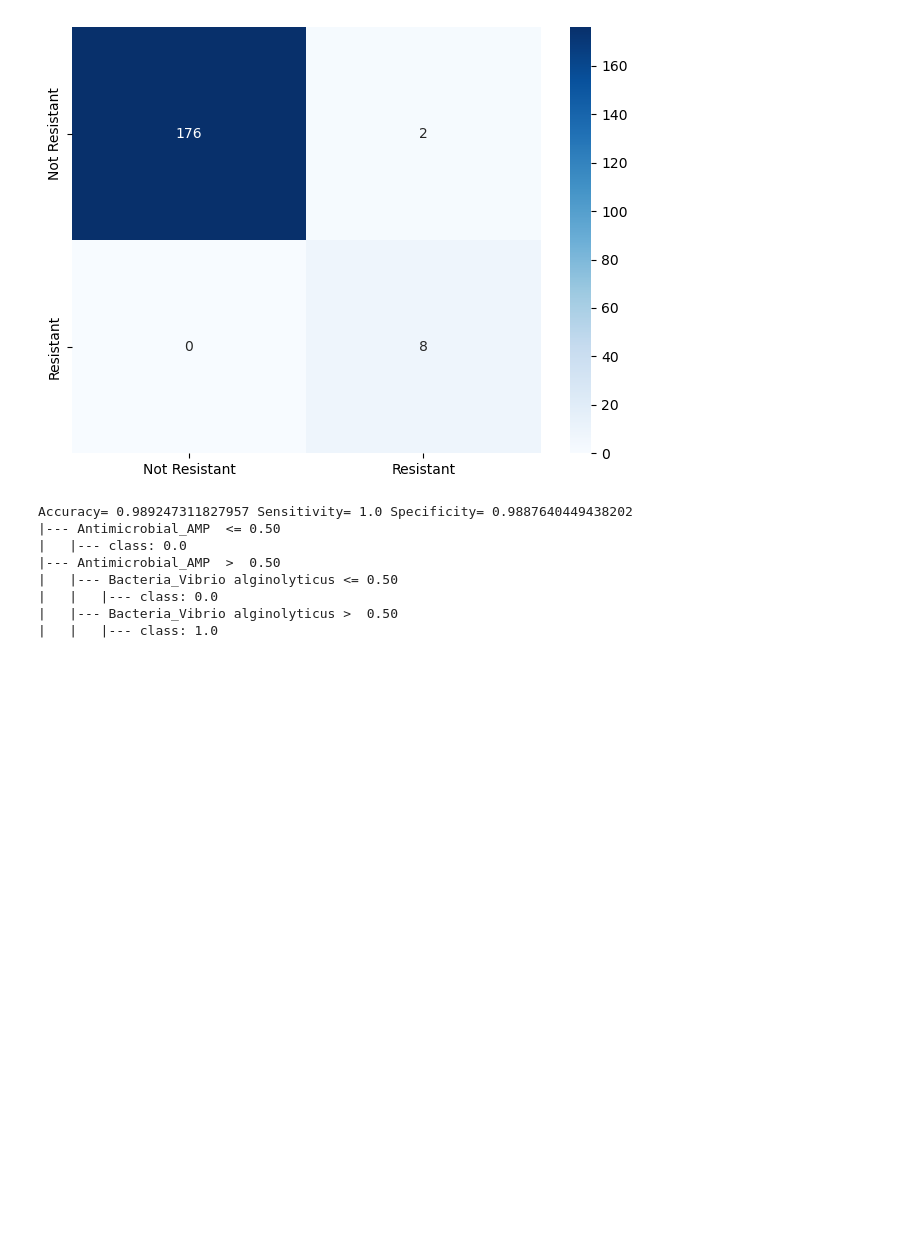
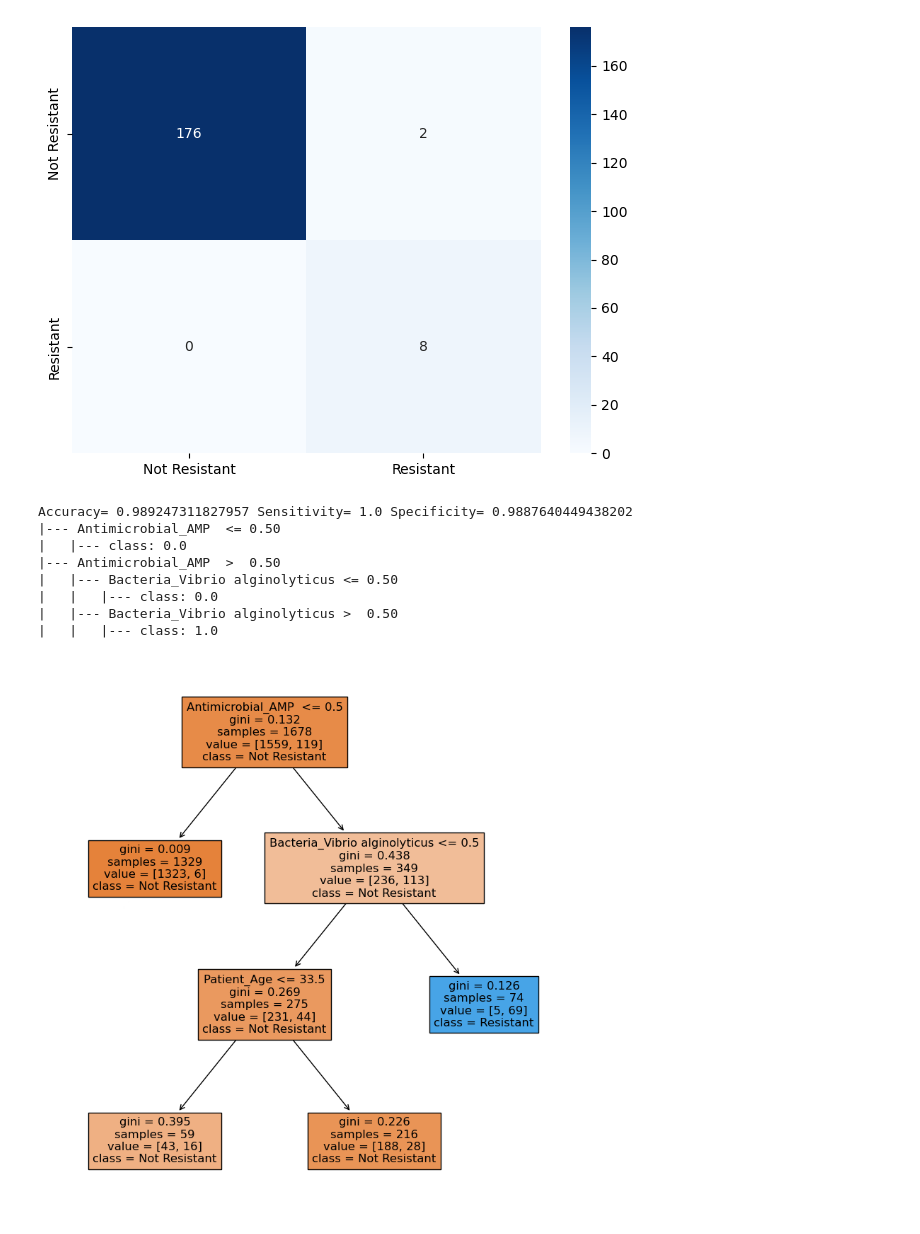
Before and after one commit to zhangxijing97/INFO6105DataScienceEngineeringMethodsandTools, a Jupyter notebook: HWs/HW2/HW2.ipynb, the cells around one changed output. Drawn from its saved outputs; the diff is of its cells as text; code cells hidden in the pictures; blank space fills up the shorter version.

```diff
--- a/HWs/HW2/HW2.ipynb
+++ b/HWs/HW2/HW2.ipynb
@@ -166,3 +166,37 @@ Accuracy= 0.989247311827957 Sensitivity= 1.0 Specificity= 0.9887640449438202
 |   |   |--- class: 0.0
 |   |--- Bacteria_Vibrio alginolyticus >  0.50
 |   |   |--- class: 1.0
+# %%
+# Predict Resistance (as label) by Patient_Age, Bacteria, and Antimicrobial (as features)
+# Decision Trees
+
+#Input Dateset
+org_df = pd.read_csv("/Users/zhangxijing/MasterNEU/INFO6105DataScienceEngineeringMethodsandTools/Dataset/DS_Dataset.csv")
+clean_df = prepare_data(org_df) # Missing def prepare_data(org_df) here
+
+#Define features to predict Resistance label
+label_df = clean_df.loc[:,clean_df.columns == 'MIC_Interpretation_resistant']
+feat_df = clean_df.loc[:,clean_df.columns != 'MIC_Interpretation_resistant']
+
+#Seperate test and train data
+train_feat, temp_feat, train_label, temp_label = train_test_split(feat_df, label_df, test_size=0.28, random_state=42)
+test_feat, val_feat, test_label, val_label = train_test_split(temp_feat, temp_label, test_size=(20/28), random_state=42)
+
+max_depth_thr = 30                     #Default max_depth threshold for Dtree (Default is 15)
+min_samples_leaf_thr = 5              #Default min_samples_leaf threshold for Dtree (Default is 30)
+min_impurity_thr = 0.001               #Default min_impurity threshold for Dtree (Default is 0.001)
+ccp_thr = 0.0001                        #Default ccp_thr threshold for Dtree (Default is 0.0001)
+
+#Create a model using Hyper-parameters
+treemodel= tree.DecisionTreeClassifier(criterion="gini",
+                                       min_impurity_decrease=min_impurity_thr,
+                                       max_depth=max_depth_thr,
+                                       min_samples_leaf=min_samples_leaf_thr,
+                                       ccp_alpha=ccp_thr)
+#Train the model
+treemodel.fit(train_feat, train_label)
+plt.figure(figsize=(10,10))
+tree.plot_tree(treemodel, feature_names=train_feat.columns.tolist(), class_names=['Not Resistant', 'Resistant'], filled=True)
+plt.show()
+# %% [output]
+[figure, added]
```
Also changed, not shown: 1 other file.
